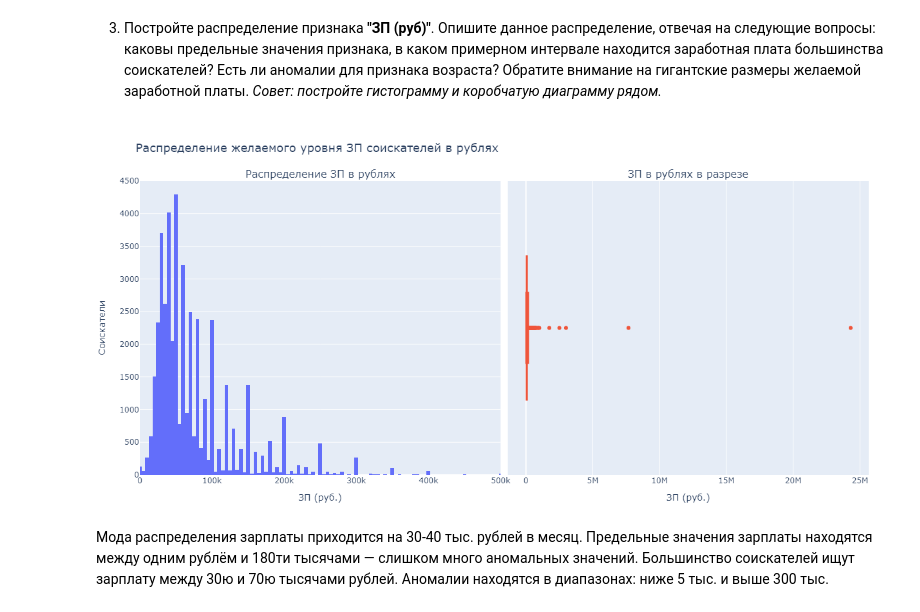
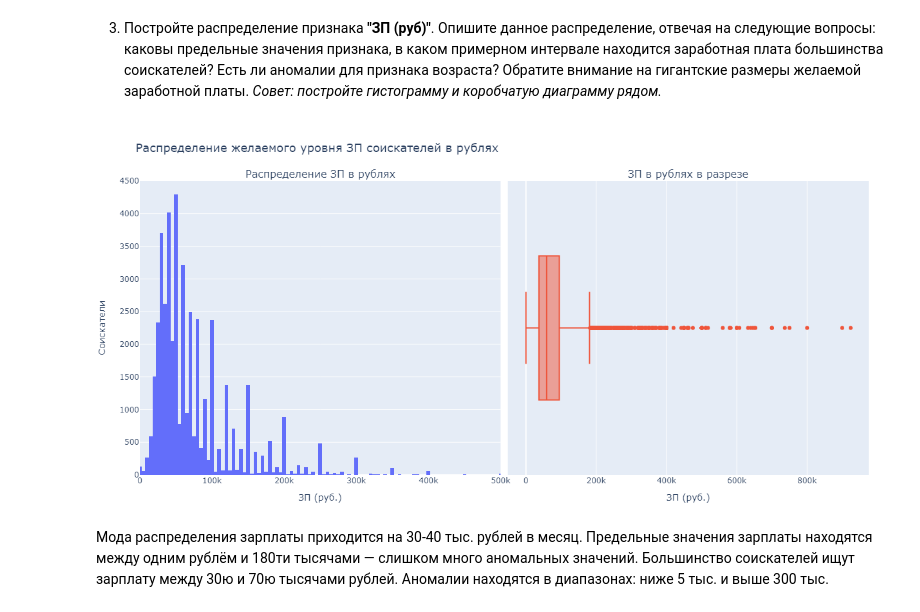
Before and after one commit to AfanasevDenis/Project_hh.ru, a Jupyter notebook: Project-1. Ноутбук.ipynb, the cells around one changed output. Saved outputs shown, nothing was run; the diff lists cells and outputs as text; code cells hidden in the pictures.

```diff
--- a/Project-1. Ноутбук.ipynb
+++ b/Project-1. Ноутбук.ipynb
@@ -529,6 +529,9 @@ fig.show("png")
 3. Постройте распределение признака **"ЗП (руб)"**. Опишите данное распределение, отвечая на следующие вопросы: каковы предельные значения признака, в каком примерном интервале находится заработная плата большинства соискателей? Есть ли аномалии для признака возраста? Обратите внимание на гигантские размеры желаемой заработной платы.
 *Совет: постройте гистограмму и коробчатую диаграмму рядом.*
 # %%
+# сделаем этот датафрейм с зарплатами менее, чем миллион, для лучшего отображения
+data_real_salary = data[data['ЗП (руб.)'] < 1000000]
+
 fig = make_subplots(rows=1, cols=2,
                     subplot_titles=('Распределение ЗП в рублях', 'ЗП в рублях в разрезе'),
                     horizontal_spacing=0.01)
@@ -539,36 +542,36 @@ fig.add_trace(
     name=''),
     row=1, col=1,
 )
 
 fig.add_trace(
     go.Box(
-    x=data['ЗП (руб.)'],
+    x=data_real_salary['ЗП (руб.)'],
     name=''),
     row=1, col=2
 )
 
 fig.update_xaxes(title_text='ЗП (руб.)', range=[0, 500000], row=1, col=1)
 fig.update_xaxes(title_text='ЗП (руб.)', row=1, col=2)
 fig.update_xaxes(showspikes=True,
                  spikemode='across',
                  spikesnap='cursor')
 fig.update_yaxes(showspikes=True)
 
 fig.update_yaxes(title_text='Соискатели', range=[0, 4500], row=1, col=1)
 
 fig.update_layout(title_text='Распределение желаемого уровня ЗП соискателей в рублях', showlegend=False)
 fig.update_layout(hoverlabel=dict(bgcolor="white", font_size=16), title_font_size=18,
                   margin=dict(l=30, r=30, t=90, b=50),
                   height=600, width=1230
 )
 
 fig.update_traces(hoverinfo='all', hovertemplate="ЗП (руб.): %{x}<br>Соискатели: %{y}", row=1, col=1)
 fig.update_traces(hoverinfo='all', hovertemplate="ЗП (руб.): %{x}", row=1, col=2)
 
-fig.write_html("plots/salary.html")
+
 fig.show("png")
 # %% [output]
-[figure, old version]
+[figure, new version]
 # %% [markdown]
 Мода распределения зарплаты приходится на 30-40 тыс. рублей в месяц. Предельные значения зарплаты находятся между одним рублём и 180ти тысячами — слишком много аномальных значений. Большинство соискателей ищут зарплату между 30ю и 70ю тысячами рублей.
 Аномалии находятся в диапазонах: ниже 5 тыс. и выше 300 тыс.
```
Also changed, not shown: parts of 9 cells of this notebook, 1 other file.
